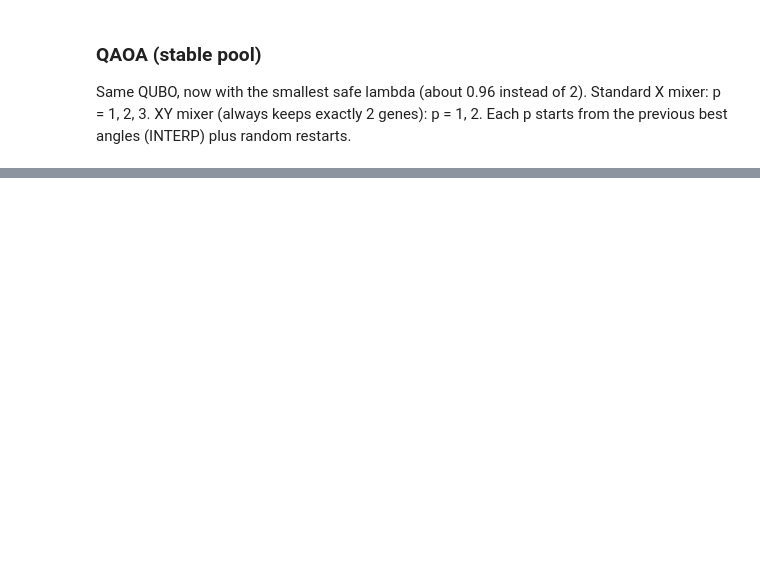
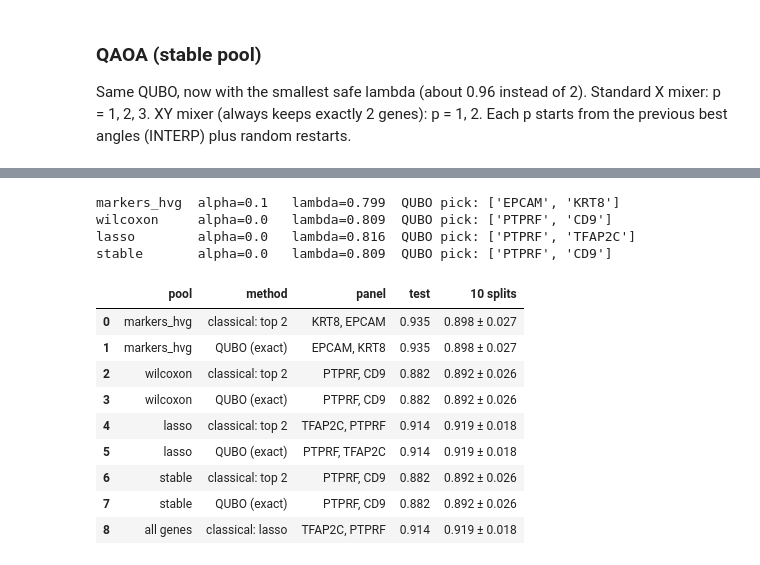
Before and after one commit to DariaZS/quantum-proj, a Jupyter notebook: compare_all.ipynb, the cells around one changed output, grey strips where cells are left out. Cells and saved outputs as stored; diff of their text form; code cells hidden in the pictures; blank space fills up the shorter version.

```diff
--- a/compare_all.ipynb
+++ b/compare_all.ipynb
@@ -119,0 +221,5 @@ tab_x_old.round(5)
+# %%
+br = results["breast"] = {}
+br["adata"] = h.prepare(h.load_breast())
+br["train"], br["test"] = h.split(br["adata"], test_size=TEST_SIZE)
+print(br["adata"].n_obs, "cells |", len(br["train"]), "train |", len(br["test"]), "test")
@@ -119,0 +228,5 @@ tab_x_old.round(5)
+# %%
+br["cands"] = {}
+for pool in POOLS:
+    br["cands"][pool] = [str(g) for g in h.candidates(br["adata"], br["train"], method=pool, n_boot=50)]
+    print(f"{pool:12s}", br["cands"][pool])
@@ -119,0 +238,45 @@ tab_x_old.round(5)
+# %%
+br["qubo"] = {}
+for pool, cands in br["cands"].items():
+    alpha, cv = h.choose_alpha_cv(br["adata"], br["train"], cands, K)
+    Q, const, info = h.build_qubo(br["adata"], br["train"], cands, K, alpha, "auto")
+    panel = h.best_panel(Q, const, cands, K)
+    br["qubo"][pool] = {"Q": Q, "const": const, "info": info, "alpha": alpha, "panel": panel}
+    print(f"{pool:12s} alpha={alpha:<5} lambda={info['lam']:.3f}  QUBO pick: {panel}")
+# %% [output]
+markers_hvg  alpha=0.1   lambda=0.799  QUBO pick: ['EPCAM', 'KRT8']
+wilcoxon     alpha=0.0   lambda=0.809  QUBO pick: ['PTPRF', 'CD9']
+lasso        alpha=0.0   lambda=0.816  QUBO pick: ['PTPRF', 'TFAP2C']
+stable       alpha=0.0   lambda=0.809  QUBO pick: ['PTPRF', 'CD9']
+# %%
+br["lasso"] = h.lasso_panel(br["adata"], br["train"], K)
+
+rows = []
+for pool, q in br["qubo"].items():
+    cands, r = br["cands"][pool], q["info"]["r"]
+    panels = {"classical: top 2": [cands[i] for i in np.argsort(-r)[:K]],
+              "QUBO (exact)": q["panel"]}
+    for method, p in panels.items():
+        m, s = h.repeated_splits(br["adata"], p, test_size=TEST_SIZE)
+        rows.append({"pool": pool, "method": method, "panel": ", ".join(map(str, p)),
+                     "test": round(h.evaluate(br["adata"], p, br["train"], br["test"]), 3),
+                     "10 splits": f"{m:.3f} ± {s:.3f}"})
+
+m, s = h.repeated_splits(br["adata"], br["lasso"], test_size=TEST_SIZE)
+rows.append({"pool": "all genes", "method": "classical: lasso", "panel": ", ".join(br["lasso"]),
+             "test": round(h.evaluate(br["adata"], br["lasso"], br["train"], br["test"]), 3),
+             "10 splits": f"{m:.3f} ± {s:.3f}"})
+
+br["acc"] = pd.DataFrame(rows)
+br["acc"]
+# %% [output]
+|  | pool | method | panel | test | 10 splits |
+| 0 | markers_hvg | classical: top 2 | KRT8, EPCAM | 0.935 | 0.898 ± 0.027 |
+| 1 | markers_hvg | QUBO (exact) | EPCAM, KRT8 | 0.935 | 0.898 ± 0.027 |
+| 2 | wilcoxon | classical: top 2 | PTPRF, CD9 | 0.882 | 0.892 ± 0.026 |
+| 3 | wilcoxon | QUBO (exact) | PTPRF, CD9 | 0.882 | 0.892 ± 0.026 |
+| 4 | lasso | classical: top 2 | TFAP2C, PTPRF | 0.914 | 0.919 ± 0.018 |
+| 5 | lasso | QUBO (exact) | PTPRF, TFAP2C | 0.914 | 0.919 ± 0.018 |
+| 6 | stable | classical: top 2 | PTPRF, CD9 | 0.882 | 0.892 ± 0.026 |
+| 7 | stable | QUBO (exact) | PTPRF, CD9 | 0.882 | 0.892 ± 0.026 |
+| 8 | all genes | classical: lasso | TFAP2C, PTPRF | 0.914 | 0.919 ± 0.018 |
```
Also changed, not shown: parts of 19 cells of this notebook, 3 other files.
